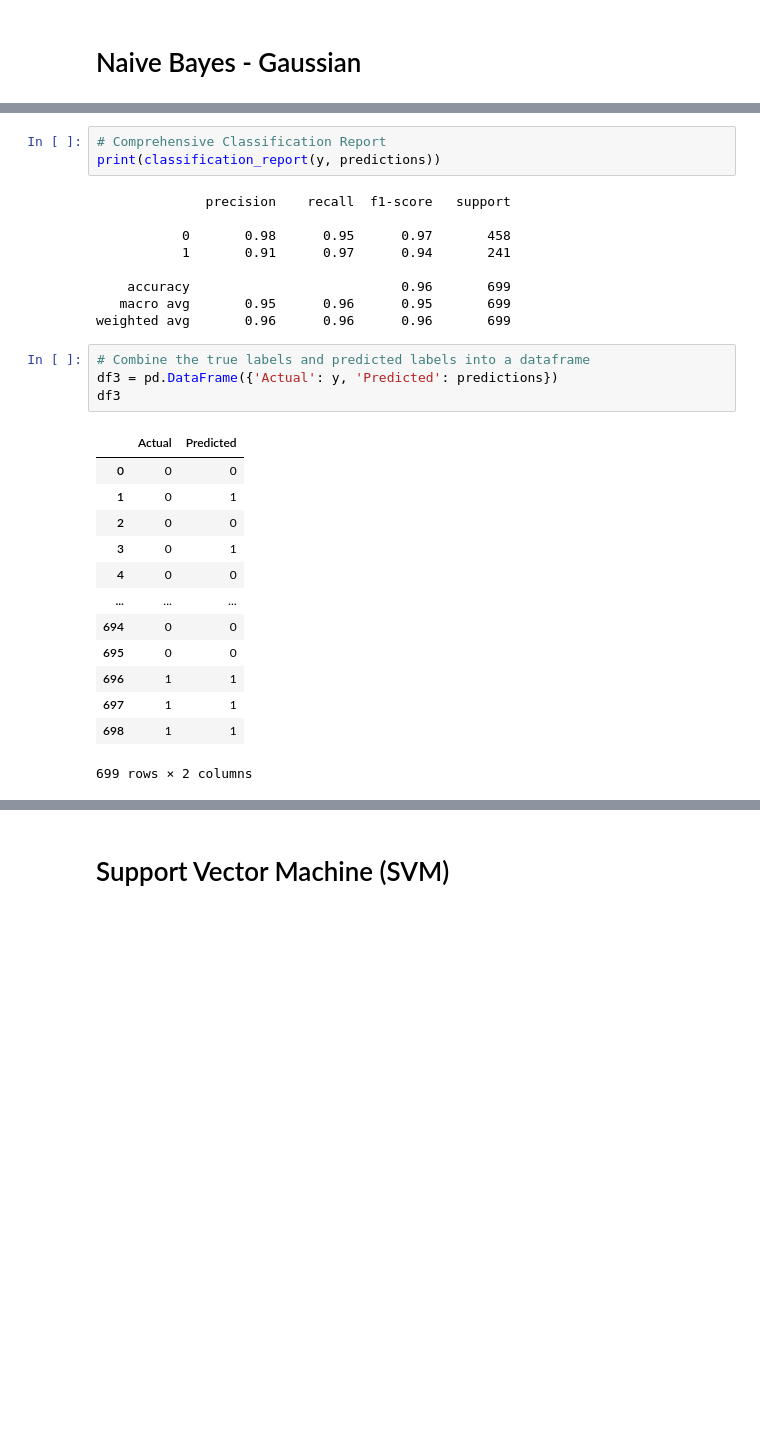
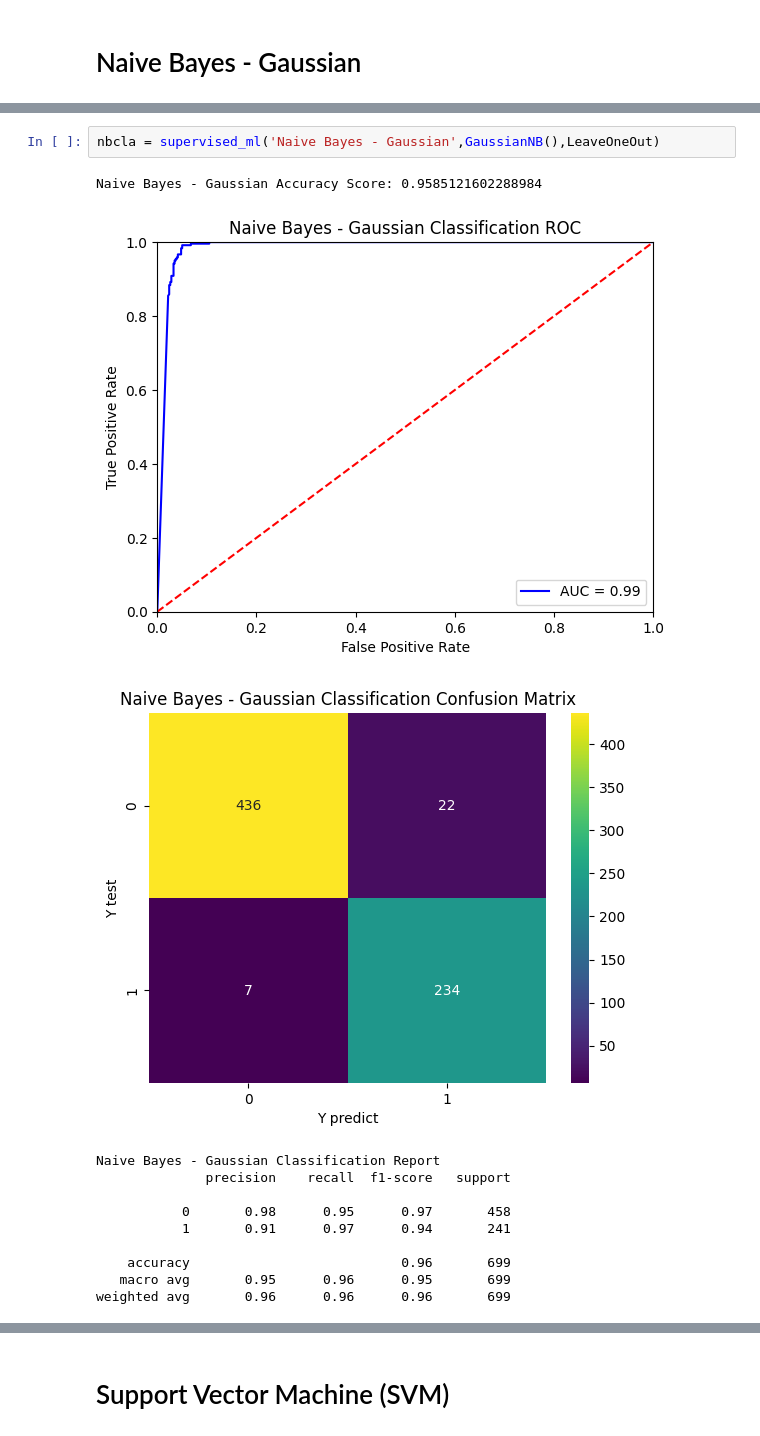
Before and after one commit to drmayu7/303A_machinelearning, a Jupyter notebook: main.ipynb, the cells around one changed output, grey strips where cells are left out. Saved outputs shown, nothing was run; the diff lists cells and outputs as text; blank space fills up the shorter version.

```diff
--- a/main.ipynb
+++ b/main.ipynb
@@ -241,30 +177,15 @@ plt.show()
-# %%
-# Comprehensive Classification Report
-print(classification_report(y, predictions))
-# %% [output]
-              precision    recall  f1-score   support
-
-           0       0.98      0.95      0.97       458
-           1       0.91      0.97      0.94       241
-
-    accuracy                           0.96       699
-   macro avg       0.95      0.96      0.95       699
-weighted avg       0.96      0.96      0.96       699
-# %%
-# Combine the true labels and predicted labels into a dataframe
-df3 = pd.DataFrame({'Actual': y, 'Predicted': predictions})
-df3
-# %% [output]
-|  | Actual | Predicted |
-| 0 | 0 | 0 |
-| 1 | 0 | 1 |
-| 2 | 0 | 0 |
-| 3 | 0 | 1 |
-| 4 | 0 | 0 |
-| ... | ... | ... |
-| 694 | 0 | 0 |
-| 695 | 0 | 0 |
-| 696 | 1 | 1 |
-| 697 | 1 | 1 |
-| 698 | 1 | 1 |
-699 rows × 2 columns
+# %%
+nbcla = supervised_ml('Naive Bayes - Gaussian',GaussianNB(),LeaveOneOut)
+# %% [output]
+Naive Bayes - Gaussian Accuracy Score: 0.9585121602288984
+[figure, added]
+[figure, added]
+Naive Bayes - Gaussian Classification Report
+              precision    recall  f1-score   support
+
+           0       0.98      0.95      0.97       458
+           1       0.91      0.97      0.94       241
+
+    accuracy                           0.96       699
+   macro avg       0.95      0.96      0.95       699
+weighted avg       0.96      0.96      0.96       699
```
Also changed, not shown: parts of 87 cells of this notebook.
